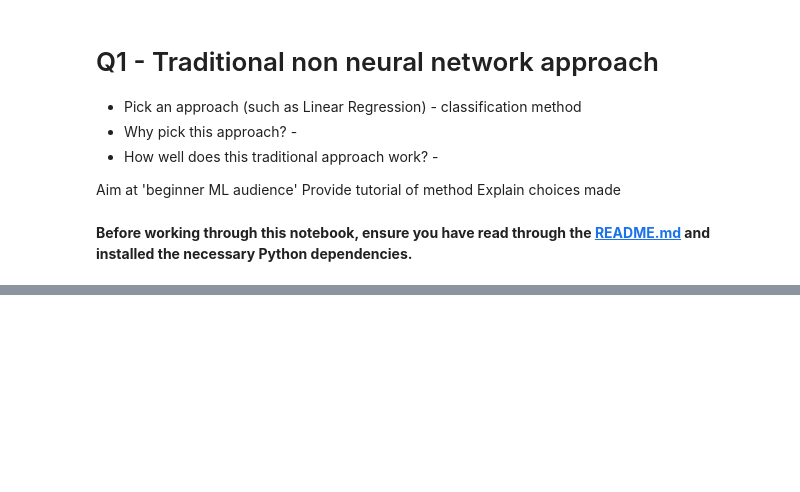
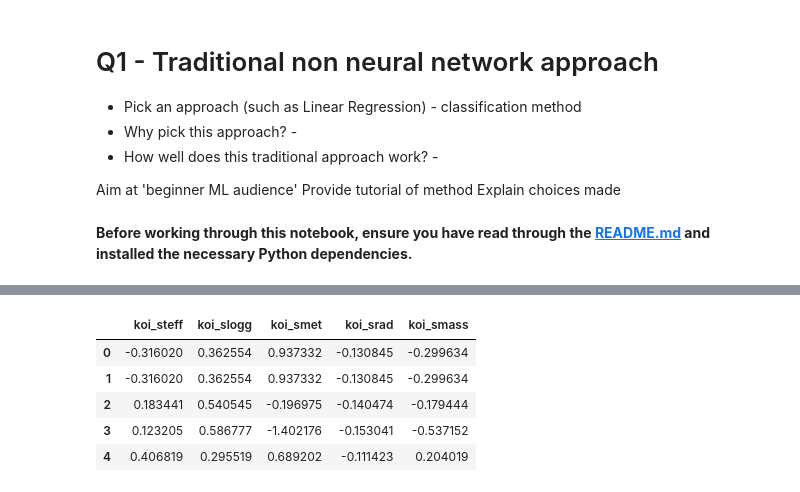
Before and after one commit to GHancock1/Coursework-2, a Jupyter notebook: py/Q1_folder/q1.ipynb, the cells around one changed output, grey strips where cells are left out. Saved outputs shown, nothing was run; the diff lists cells and outputs as text; code cells hidden in the pictures; blank space fills up the shorter version.

```diff
--- a/py/Q1_folder/q1.ipynb
+++ b/py/Q1_folder/q1.ipynb
@@ -57,3 +58,13 @@ The standard in machine learning is to have the features (columns) of the data l
 # %%
-X = scaled_df.filter(["koi_steff", "koi_slogg", "koi_smet", "koi_srad", "koi_smass"])
-y = scaled_df["koi_score"]
+stellar_params = ["koi_steff", "koi_slogg", "koi_smet", "koi_srad", "koi_smass"]
+model_df = scaled_df.dropna(subset=stellar_params + ["koi_score"]).copy()
+X = model_df[stellar_params]
+y = (model_df["koi_score"] >= 0.5).astype(int)
+X.head()
+# %% [output]
+|  | koi_steff | koi_slogg | koi_smet | koi_srad | koi_smass |
+| 0 | -0.316020 | 0.362554 | 0.937332 | -0.130845 | -0.299634 |
+| 1 | -0.316020 | 0.362554 | 0.937332 | -0.130845 | -0.299634 |
+| 2 | 0.183441 | 0.540545 | -0.196975 | -0.140474 | -0.179444 |
+| 3 | 0.123205 | 0.586777 | -1.402176 | -0.153041 | -0.537152 |
+| 4 | 0.406819 | 0.295519 | 0.689202 | -0.111423 | 0.204019 |
```
Also changed, not shown: parts of 15 cells of this notebook.
